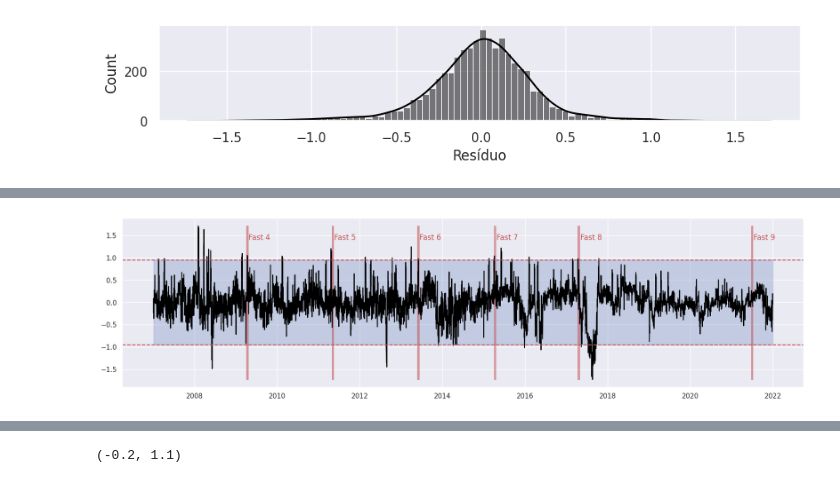
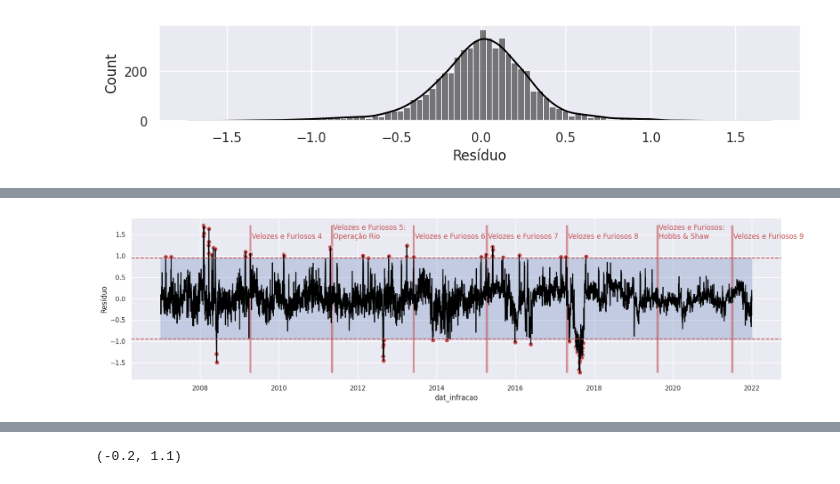
Before and after one commit to phobeiro/Trabalho-Seminarios-Bandoleros, a Jupyter notebook: stl.ipynb, the cells around one changed output, grey strips where cells are left out. Drawn from its saved outputs; the diff is of its cells as text; code cells hidden in the pictures.

```diff
--- a/stl.ipynb
+++ b/stl.ipynb
@@ -67,4 +114,4 @@ df.dat_infracao = pd.to_datetime(df['dat_infracao'])
 # %% [markdown]
 ## Anual
 # %%
-df_ = df.set_index('dat_infracao').groupby(pd.Grouper(freq='D')).count()
+df_ = df.groupby(by=[df.dat_infracao]).count()
@@ -115,3 +164,17 @@ sns.boxplot(
+# %%
+%%script false --no-raise-error
+
+sns.set(rc={'figure.figsize':(160,90)})
+sns.set(font_scale = 1)
+#sns.set_style('greygrid')
+sns.set(rc={'axes.facecolor':'black', 'grid.color':'black', 'figure.facecolor':'black'})
+
+linha = 10
+
+fig = sns.lineplot(x=df_2.Ano, y=df_2.Infrações, hue= df_2.Dia, marker='o',legend=False, linestyle='', dashes=False, alpha=0, markersize = linha, linewidth=linha)
+sns.lineplot(x=df_2.Ano, y=df_2.Infrações, hue= df_2.Dia, dashes=False,  alpha=.2, legend=False, linewidth=linha, ax=fig)
+#sns.move_legend(fig, "upper left", bbox_to_anchor=(1, 1))
+plt.show()
 # %%
 sns.set(rc={'figure.figsize':(15,5)})
 sns.barplot(
@@ -124,6 +187,6 @@ sns.barplot(
 # %%
 df_['ocorrencias'] = np.log(df_.uf_infracao)
-df_.drop(['med_considerada','uf_infracao'], axis=1, inplace = True)
+df_.drop(['uf_infracao'], axis=1, inplace = True)
 
 df_.head()
 # %% [output]
@@ -220,57 +283,64 @@ sns.lineplot(anual, alpha=1, color = 'black').set(xlabel=None)
 import matplotlib.pyplot as plt
 
 sns.set(rc={'figure.figsize':(20,5)})
-
 filmes = {
-    'Fast 4': '2009-04-03',
-    'Fast 5': '2011-04-29',
-    'Fast 6': '2013-05-24',
-    'Fast 7': '2015-04-02',
-    'Fast 8': '2017-04-13',
-    'Fast 9': '2021-06-24'
+    'Velozes e Furiosos 4': '2009-04-03',
+    'Velozes e Furiosos 5:\nOperação Rio': '2011-04-29',
+    'Velozes e Furiosos 6': '2013-05-24',
+    'Velozes e Furiosos 7': '2015-04-02',
+    'Velozes e Furiosos 8': '2017-04-13',
+    'Velozes e Furiosos:\nHobbs & Shaw' : '2019-08-01',
+    'Velozes e Furiosos 9' : '2021-06-24'
     }
 
 x = data
 y = residuo
-lower = residuo.describe().loc['mean'] - 3 * residuo.describe().loc['std']
-upper = residuo.describe().loc['mean'] + 3 * residuo.describe().loc['std']
 
+lower = results['Resíduo'].describe().loc['mean'] - 3 * results['Resíduo'].describe().loc['std']
+upper = results['Resíduo'].describe().loc['mean'] + 3 * results['Resíduo'].describe().loc['std']
+results_outliers = results.loc[(results['Resíduo'] <= lower) | (results['Resíduo'] >= upper)]
+
+#outliers = result_window.loc[result_window['dat_infracao'].isin(results_outliers.dat_infracao)]
+
+x_outliers = results_outliers['dat_infracao']
+y_outliers = results_outliers['Resíduo']
+
+fig = sns.lineplot(x=x_outliers, y=y_outliers,marker='o', linestyle='', dashes=False, alpha=1, markersize = 8, color='r')
+sns.lineplot(x = x, y = y, color='black', ax=fig)
 plt.plot(x,y,color='black')
 #plt.xticks(range(2008,2022))
 plt.fill_between(
     [pd.Timestamp(data.min()), pd.Timestamp(data.max())],
     lower,
     upper,
     color='b',
     alpha=0.25
     )
 plt.axhline(
     lower,
     color='r',
     linestyle='dashed')
 plt.axhline(
     upper,
     color='r',
     linestyle='dashed',
     alpha=1)
 
 #plt.text(x=pd.Timestamp('2021-06-01'), y=lower-0.2, s='-3 desvios', color='r')
 #plt.text(x=pd.Timestamp('2021-06-01'), y=upper+0.1, s='+3 desvios', color='r')
 
-cir = plt.Circle((0,0),20,color='r')
-
-for filme, ano in filmes.items():
-#    plt.axvline(pd.Timestamp(ano), color='r')
-    plt.text(pd.Timestamp(ano) + pd.DateOffset(days=20),1.4,s=filme, rotation=0, color='r')
+for filme, lanc in filmes.items():
+#    plt.axvline(pd.Timestamp(lanc), color='r')
+    plt.text(pd.Timestamp(lanc) + pd.DateOffset(days=20),1.4,s=filme, rotation=0, color='r')
     plt.fill_between(
-        [pd.Timestamp(ano), pd.Timestamp(ano) + pd.DateOffset(days=14)],
+        [pd.Timestamp(lanc), pd.Timestamp(lanc) + pd.DateOffset(days=14)],
         residuo.min(),
         residuo.max(),
         color='r',
         alpha=0.50,
         )
 
 
 plt.show()
 # %% [output]
-[figure, old version]
+[figure, new version]
```
Also changed, not shown: parts of 26 cells of this notebook, 8 other files.
